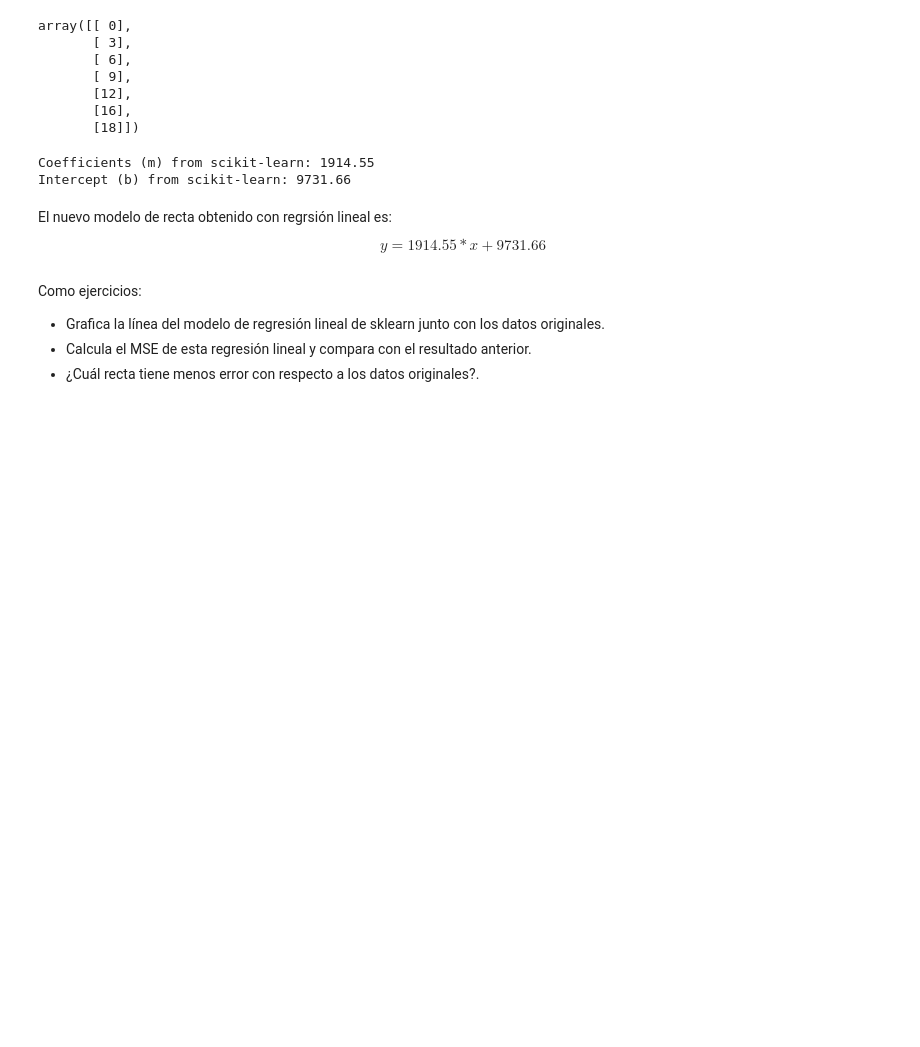
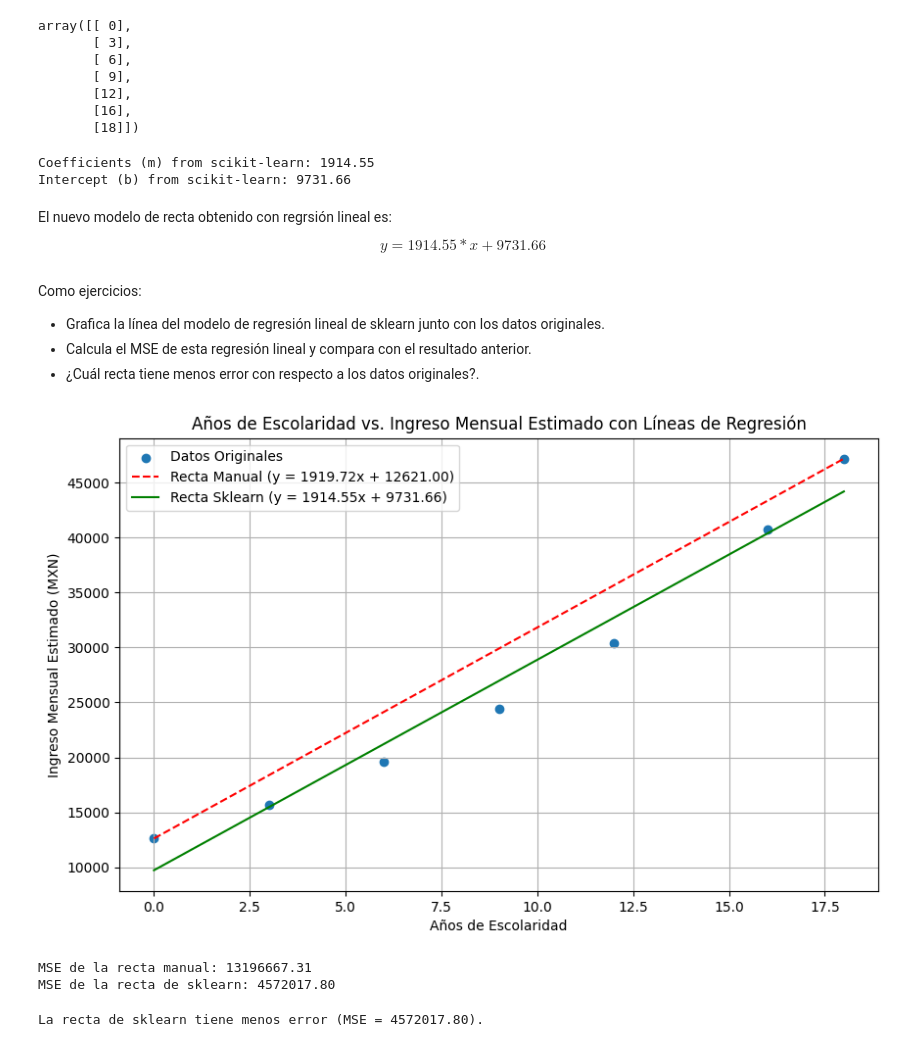
Before and after one commit to Fano-Rdz/Mineria_de_Datos, a Jupyter notebook: Te_damos_la_bienvenida_a_Colab.ipynb, the cells around one changed output. Drawn from its saved outputs; the diff is of its cells as text; code cells hidden in the pictures; blank space fills up the shorter version.

```diff
--- a/Te_damos_la_bienvenida_a_Colab.ipynb
+++ b/Te_damos_la_bienvenida_a_Colab.ipynb
@@ -790,14 +790,44 @@ Como ejercicios:
 *   Calcula el MSE de esta regresión lineal y compara con el resultado anterior.
 *   ¿Cuál recta tiene menos error con respecto a los datos originales?.
 # %%
+import matplotlib.pyplot as plt
+
+# 1) Graficar la línea del modelo de regresión lineal de sklearn junto con los datos originales.
+
+# Valores predichos por el modelo de sklearn
+y_pred_sklearn = m_sklearn * anios_escolaridad + b_sklearn
+
 plt.figure(figsize=(10, 6))
 plt.scatter(anios_escolaridad, ingreso_mensual_estimado_mx, label='Datos Originales')
-plt.plot(anios_escolaridad, linea_ingreso_estimado_new_plot, color='red',
-         label=f'Recta de Regresión (y = {m:.2f}x + {b:.2f})')
-plt.plot
-plt.title('Años de Escolaridad vs. Ingreso Mensual Estimado con Línea de Regresión')
+plt.plot(anios_escolaridad, linea_ingreso_estimado_new_plot, color='red', linestyle='--', label=f'Recta Manual (y = {m:.2f}x + {b:.2f})')
+plt.plot(anios_escolaridad, y_pred_sklearn, color='green', label=f'Recta Sklearn (y = {m_sklearn:.2f}x + {b_sklearn:.2f})')
+plt.title('Años de Escolaridad vs. Ingreso Mensual Estimado con Líneas de Regresión')
 plt.xlabel('Años de Escolaridad')
 plt.ylabel('Ingreso Mensual Estimado (MXN)')
 plt.grid(True)
 plt.legend()
 plt.show()
+# %% [output]
+[figure, added]
+# %%
+# 2) Calcular el MSE de esta regresión lineal y compararlo con el resultado anterior.
+
+# Errores del modelo sklearn
+errores_sklearn = ingreso_mensual_estimado_mx - y_pred_sklearn
+errores_cuadrados_sklearn = errores_sklearn**2
+suma_errores_cuadrados_sklearn = np.sum(errores_cuadrados_sklearn)
+mse_sklearn = suma_errores_cuadrados_sklearn / len(anios_escolaridad)
+
+print(f"MSE de la recta manual: {mse:.2f}")
+print(f"MSE de la recta de sklearn: {mse_sklearn:.2f}")
+# %% [output]
+MSE de la recta manual: 13196667.31
+MSE de la recta de sklearn: 4572017.80
+# %%
+# 3) ¿Cuál recta tiene menos error con respecto a los datos originales?.
+if mse_sklearn < mse:
+    print(f"La recta de sklearn tiene menos error (MSE = {mse_sklearn:.2f}).")
+else:
+    print(f"La recta manual tiene menos error (MSE = {mse:.2f}).")
+# %% [output]
+La recta de sklearn tiene menos error (MSE = 4572017.80).
```
Also changed, not shown: parts of 25 cells of this notebook.
